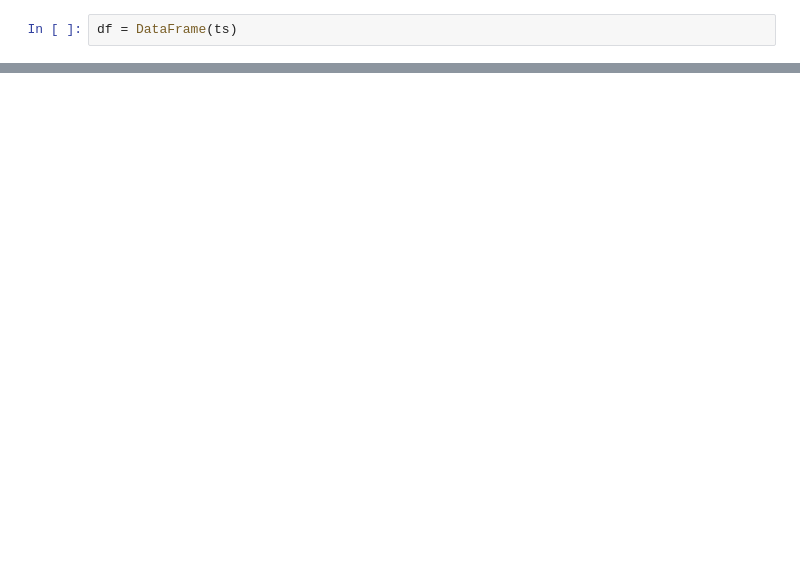
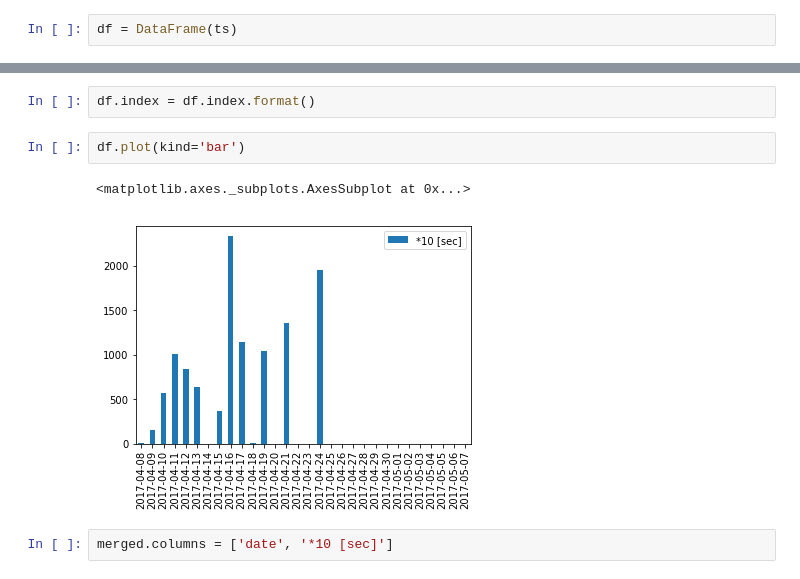
Before and after one commit to WallyNegima/work_pi, a Jupyter notebook: graph.ipynb, the cells around one changed output, grey strips where cells are left out. Saved outputs shown, nothing was run; the diff lists cells and outputs as text; blank space fills up the shorter version.

```diff
--- a/graph.ipynb
+++ b/graph.ipynb
@@ -109,0 +180,9 @@ df.plot(kind='bar')
+# %%
+df.index = df.index.format()
+# %%
+df.plot(kind='bar')
+# %% [output]
+<matplotlib.axes._subplots.AxesSubplot at 0x...>
+[figure, added]
+# %%
+merged.columns = ['date', '*10 [sec]']
```
Also changed, not shown: parts of 22 cells of this notebook, 2 other files.
